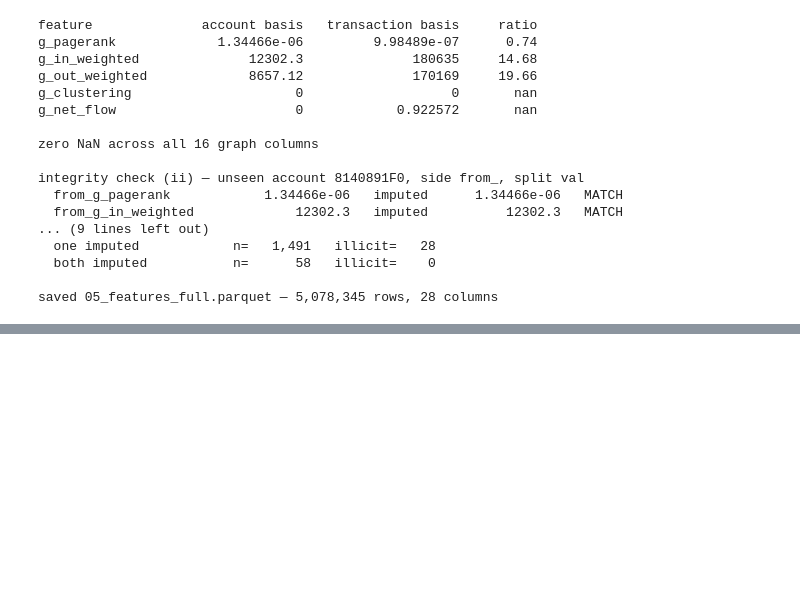
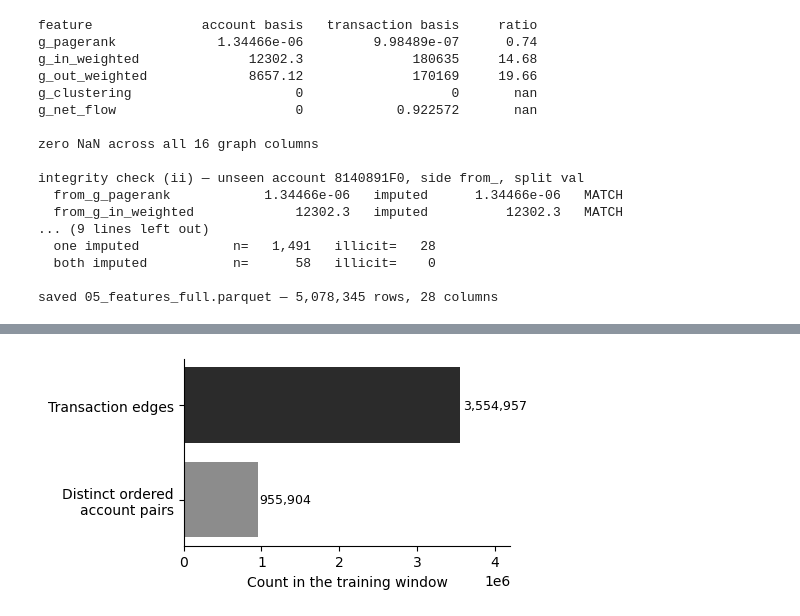
Before and after one commit to Charan2606Rajashekar/graph_AML_pipeline, a Jupyter notebook: notebooks/05_graph_features.ipynb, the cells around one changed output, grey strips where cells are left out. Saved outputs shown, nothing was run; the diff lists cells and outputs as text; code cells hidden in the pictures; blank space fills up the shorter version.

```diff
--- a/notebooks/05_graph_features.ipynb
+++ b/notebooks/05_graph_features.ipynb
@@ -471,0 +492,13 @@ saved 05_features_full.parquet — 5,078,345 rows, 28 columns
+# %%
+fig, ax = plt.subplots(figsize=(5, 2.6))
+ax.barh(["Distinct ordered\naccount pairs", "Transaction edges"],
+        [955904, 3554957], color=["#8c8c8c", "#2b2b2b"])
+ax.set_xlabel("Count in the training window")
+for i, v in enumerate([955904, 3554957]):
+    ax.text(v * 1.01, i, f"{v:,}", va="center", fontsize=9)
+ax.set_xlim(0, 4.2e6)
+ax.spines[["top","right"]].set_visible(False)
+plt.tight_layout()
+plt.savefig("fig05_degree_definition_gap.png", dpi=200)
+# %% [output]
+[figure, added]
```
Also changed, not shown: parts of 2 cells of this notebook, 2 other files.
